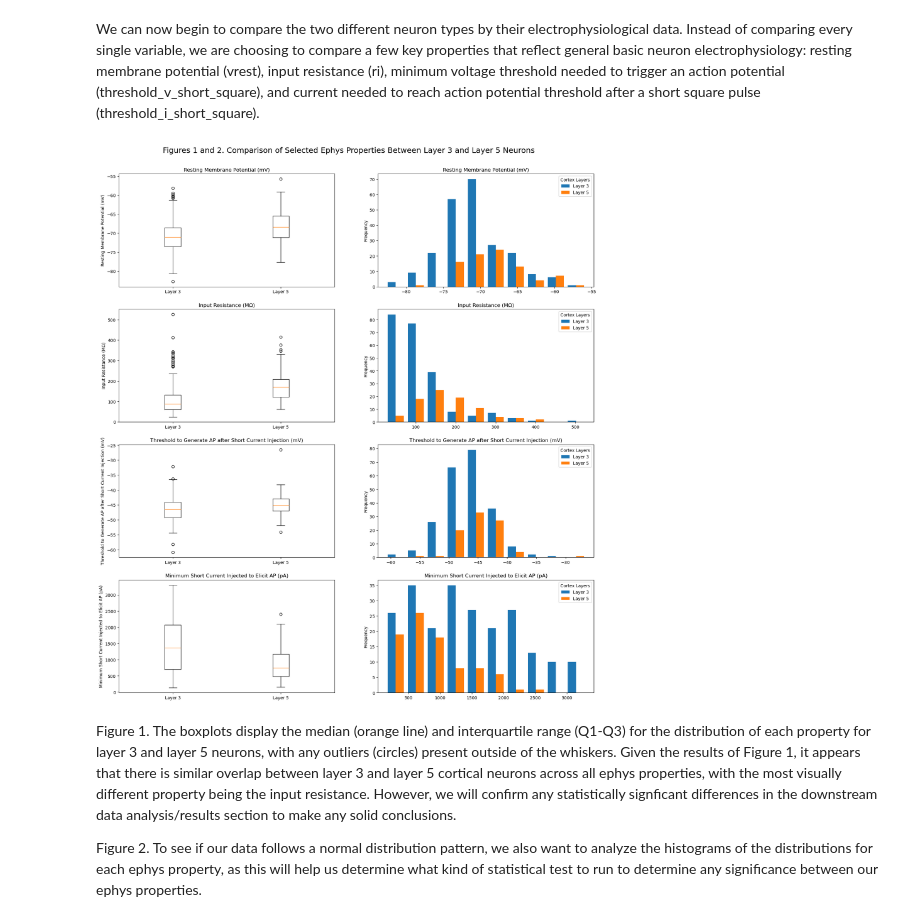
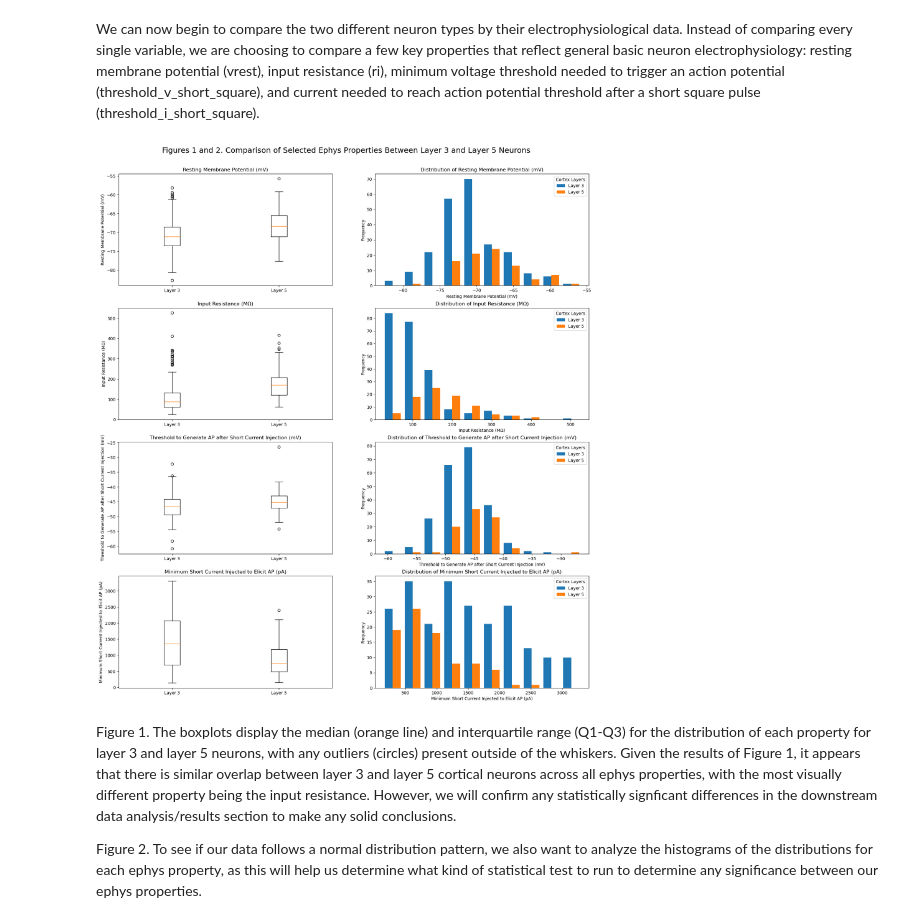
Before and after one commit to cbn003/CellTypes, a Jupyter notebook: CellTypesProject.ipynb, the cells around one changed output. Drawn from its saved outputs; the diff is of its cells as text; code cells hidden in the pictures.

```diff
--- a/CellTypesProject.ipynb
+++ b/CellTypesProject.ipynb
@@ -189,35 +189,36 @@ ephys_feature_title = ['Resting Membrane Potential (mV)', 'Input Resistance (MΩ
 # Establishing an index for the downstream looping
 index = 0
 
 # Looping through each ephys property to make its own separate subplot in the entire figure
 for item in ephys_properties:
 
     # Removing NaN values that might skew the data distribution and/or visualization
     layer3_ephys = human_3_ephys[item].dropna()
     layer5_ephys = human_5_ephys[item].dropna()
 
     # Plotting each property with its own x-axis and y-axis labels as a boxplot on the left column
     ax[index, 0].boxplot([layer3_ephys, layer5_ephys])
     ax[index, 0].set_xticks([1, 2])
     ax[index, 0].set_xticklabels(["Layer 3", "Layer 5"])
     ax[index, 0].set_ylabel(ephys_feature_title[index])
     ax[index, 0].set_title(f'{ephys_feature_title[index]}')
 
      # Plotting each property with its own x-axis and y-axis labels as a histogram on the right column
     ax[index, 1].hist([layer3_ephys, layer5_ephys], label=['Layer 3', 'Layer 5'])
     ax[index, 1].legend(title = "Cortex Layers")
+    ax[index, 1].set_xlabel(f'{ephys_feature_title[index]}')
     ax[index, 1].set_ylabel('Frequency')
-    ax[index, 1].set_title(f'{ephys_feature_title[index]}')
+    ax[index, 1].set_title(f'Distribution of {ephys_feature_title[index]}')
 
     # After the first subplot is made, the loop will move to the next property
     index += 1
 
 # Adding an overarching figure title
 fig.suptitle("Figures 1 and 2. Comparison of Selected Ephys Properties Between Layer 3 and Layer 5 Neurons", fontsize=18,y=0.92)
 
 plt.show()
 # %% [output]
-[figure, old version]
+[figure, new version]
 # %% [markdown]
 Figure 1. The boxplots display the median (orange line) and interquartile range (Q1-Q3) for the distribution of each property for layer 3 and layer 5 neurons, with any outliers (circles) present outside of the whiskers. Given the results of Figure 1, it appears that there is similar overlap between layer 3 and layer 5 cortical neurons across all ephys properties, with the most visually different property being the input resistance. However, we will confirm any statistically signficant differences in the downstream data analysis/results section to make any solid conclusions.
 
```
Also changed, not shown: parts of 6 cells of this notebook.
